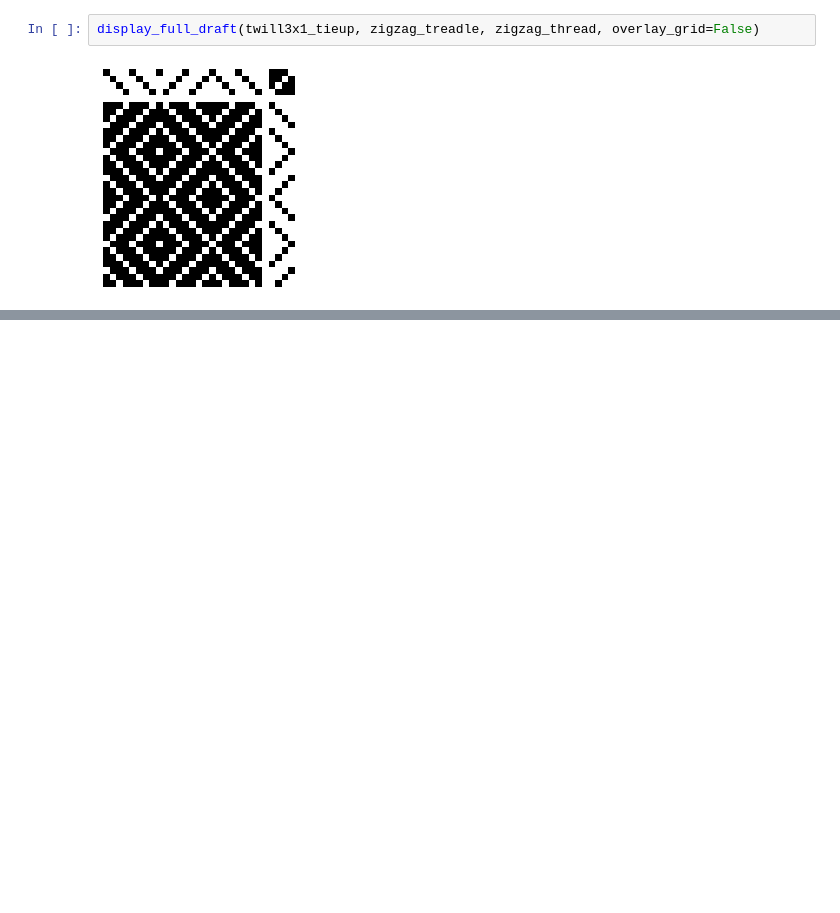
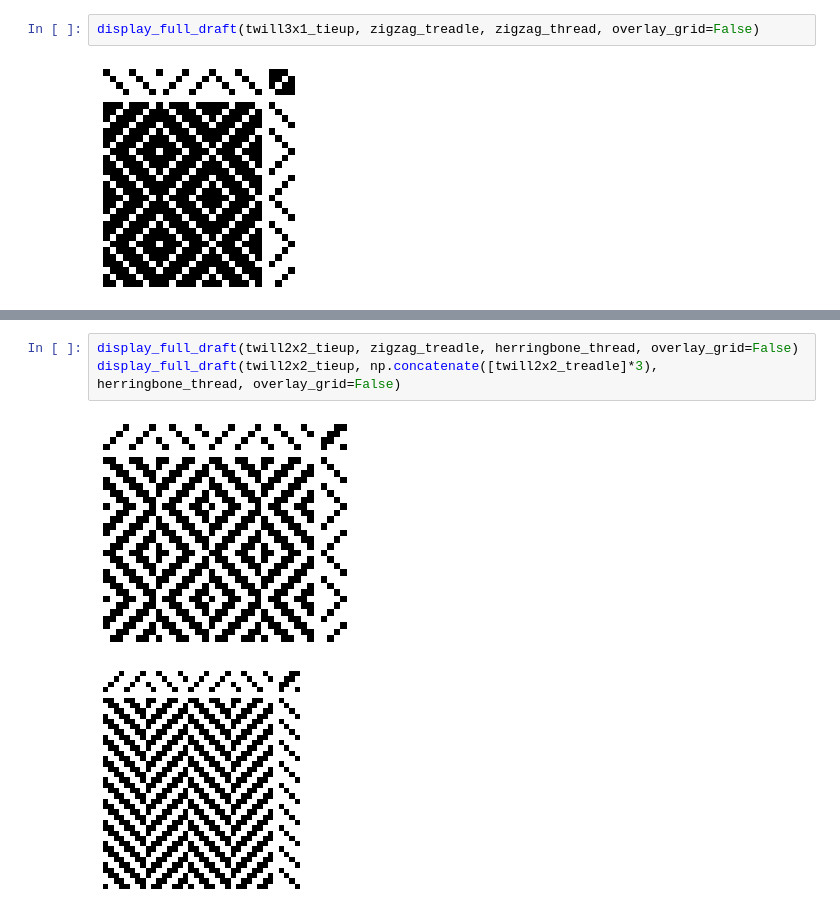
Before and after one commit to elizabethpankratz/weaving-draft-generator, a Jupyter notebook: weaving-draft-generator.ipynb, the cells around one changed output, grey strips where cells are left out. Saved outputs shown, nothing was run; the diff lists cells and outputs as text; blank space fills up the shorter version.

```diff
--- a/weaving-draft-generator.ipynb
+++ b/weaving-draft-generator.ipynb
@@ -520,0 +527,6 @@ display_full_draft(twill3x1_tieup, zigzag_treadle, zigzag_thread, overlay_grid=F
+# %%
+display_full_draft(twill2x2_tieup, zigzag_treadle, herringbone_thread, overlay_grid=False)
+display_full_draft(twill2x2_tieup, np.concatenate([twill2x2_treadle]*3), herringbone_thread, overlay_grid=False)
+# %% [output]
+[figure, added]
+[figure, added]
```
Also changed, not shown: parts of 1 cell of this notebook.
